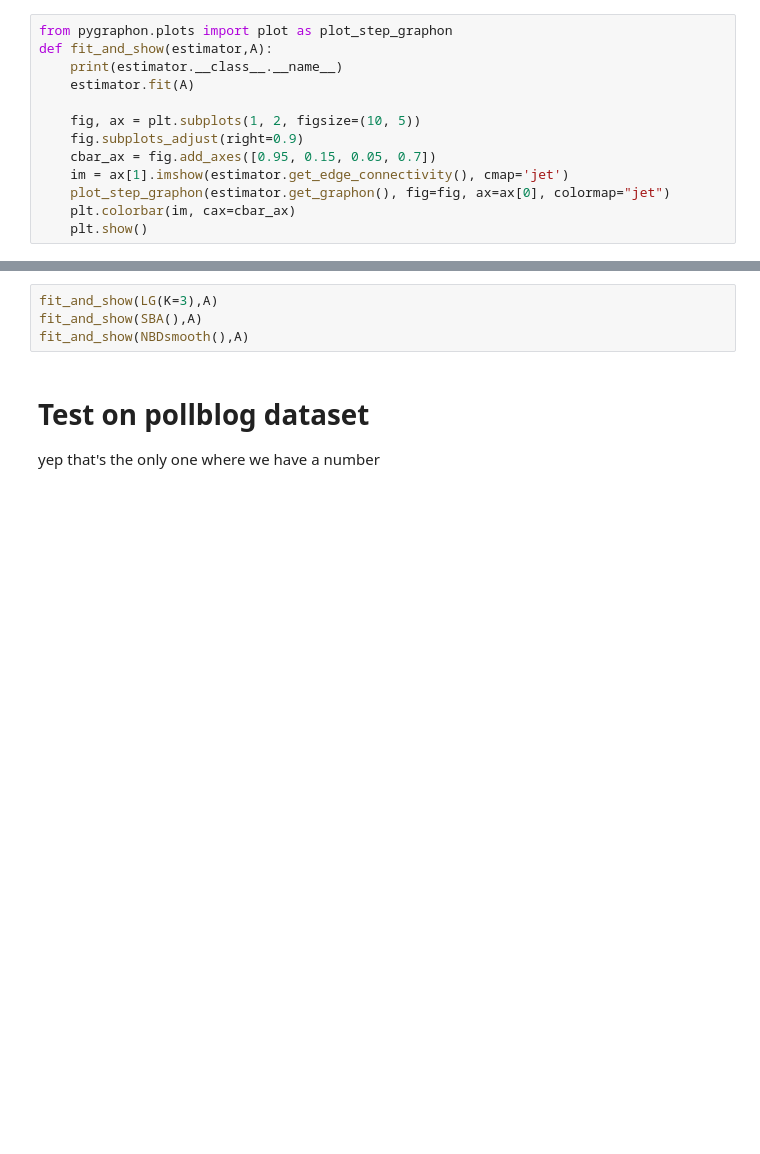
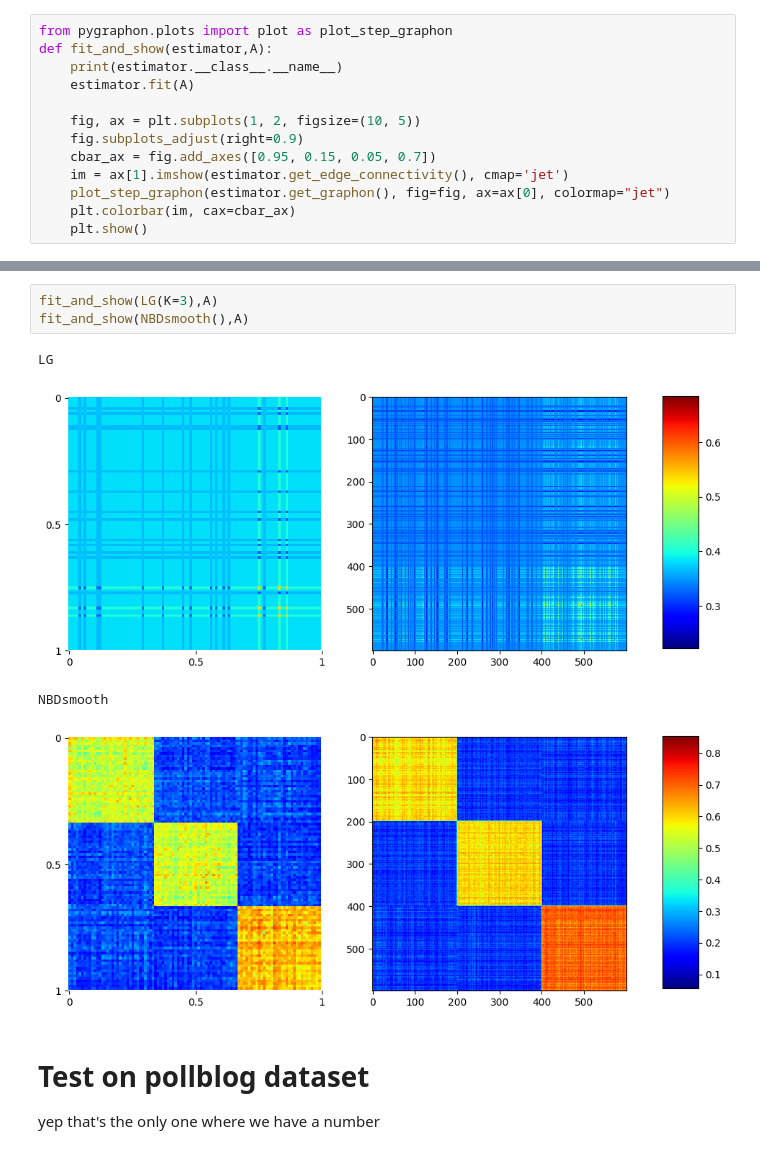
Before and after one commit to dufourc1/pygraphon, a Jupyter notebook: dev/2022_10_01_test_estimators.ipynb, the cells around one changed output, grey strips where cells are left out. Saved outputs shown, nothing was run; the diff lists cells and outputs as text; blank space fills up the shorter version.

```diff
--- a/dev/2022_10_01_test_estimators.ipynb
+++ b/dev/2022_10_01_test_estimators.ipynb
@@ -57,7 +57,11 @@ HistogramEstimator
 # %%
 fit_and_show(LG(K=3),A)
-fit_and_show(SBA(),A)
 fit_and_show(NBDsmooth(),A)
+# %% [output]
+LG
+[figure, added]
+NBDsmooth
+[figure, added]
 # %% [markdown]
 # Test on pollblog dataset
 
```
Also changed, not shown: parts of 2 cells of this notebook, 4 other files.
